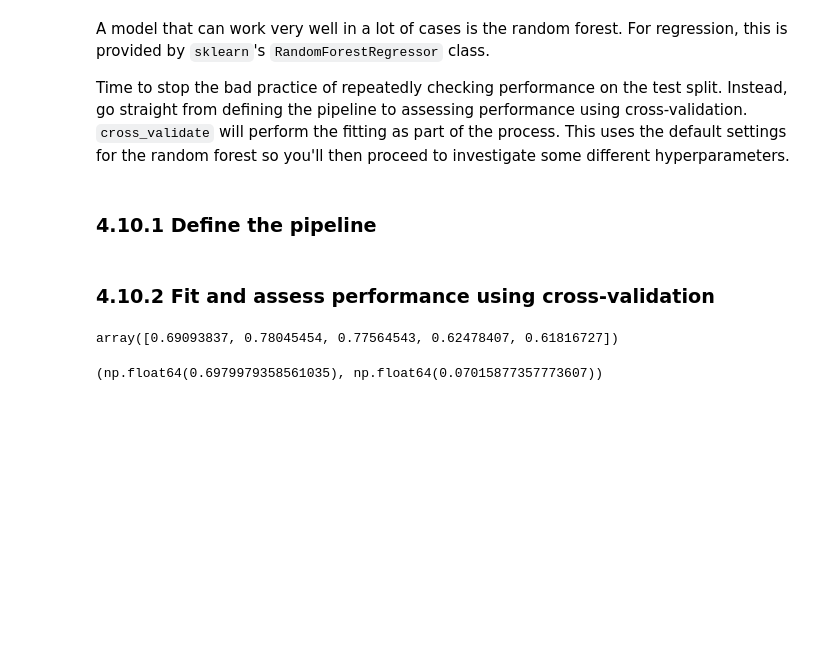
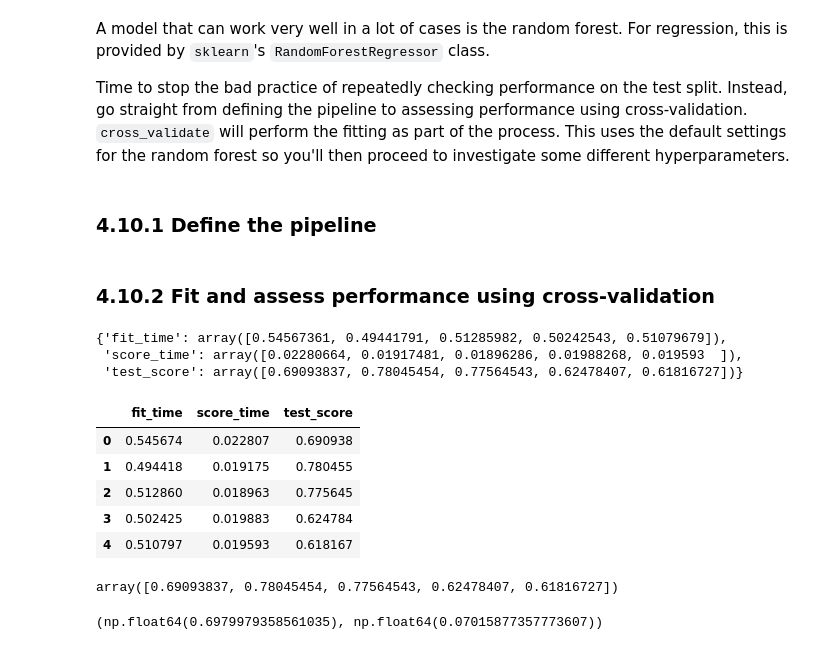
Before and after one commit to MIJUMBO/SpringboardCapstone, a Jupyter notebook: Notebooks/04_preprocessing_and_training.ipynb, the cells around one changed output. Saved outputs shown, nothing was run; the diff lists cells and outputs as text; code cells hidden in the pictures; blank space fills up the shorter version.

```diff
--- a/Notebooks/04_preprocessing_and_training.ipynb
+++ b/Notebooks/04_preprocessing_and_training.ipynb
@@ -967,6 +980,21 @@ RF_pipe = make_pipeline(
 #Pass it the random forest pipe object, `X_train` and `y_train`,
 #and get it to use 5-fold cross-validation
 rf_default_cv_results = cross_validate(RF_pipe, X_train, y_train, cv=5)
+# %%
+rf_default_cv_results
+# %% [output]
+{'fit_time': array([0.54567361, 0.49441791, 0.51285982, 0.50242543, 0.51079679]),
+ 'score_time': array([0.02280664, 0.01917481, 0.01896286, 0.01988268, 0.019593  ]),
+ 'test_score': array([0.69093837, 0.78045454, 0.77564543, 0.62478407, 0.61816727])}
+# %%
+pd.DataFrame(rf_default_cv_results)
+# %% [output]
+|  | fit_time | score_time | test_score |
+| 0 | 0.545674 | 0.022807 | 0.690938 |
+| 1 | 0.494418 | 0.019175 | 0.780455 |
+| 2 | 0.512860 | 0.018963 | 0.775645 |
+| 3 | 0.502425 | 0.019883 | 0.624784 |
+| 4 | 0.510797 | 0.019593 | 0.618167 |
 # %%
 rf_cv_scores = rf_default_cv_results['test_score']
 rf_cv_scores
```
Also changed, not shown: parts of 20 cells of this notebook, 1 other file.
